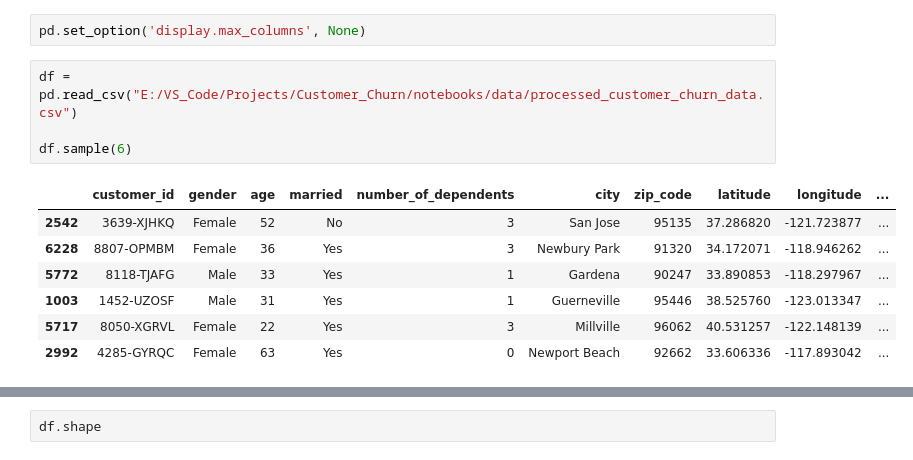
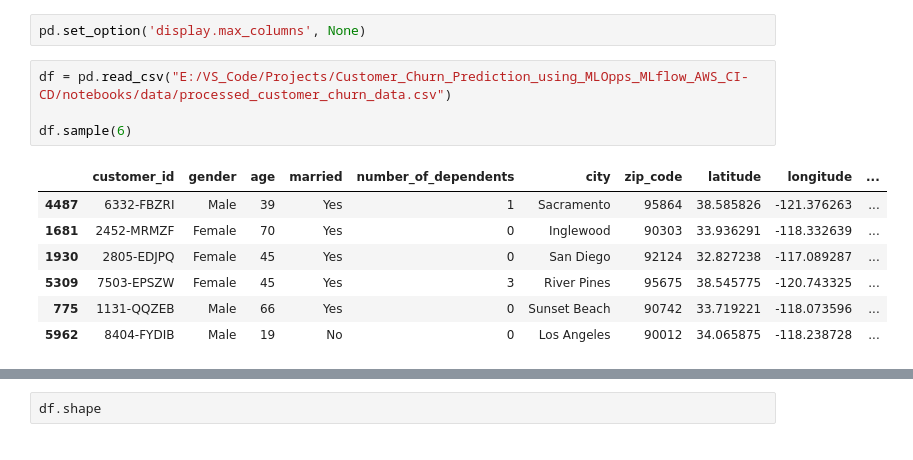
Before and after one commit to Niair/Customer_Churn_Prediction_using_MLOpps_MLflow_AWS_CI-CD, a Jupyter notebook: notebooks/book.ipynb, the cells around one changed output, grey strips where cells are left out. Drawn from its saved outputs; the diff is of its cells as text.

```diff
--- a/notebooks/book.ipynb
+++ b/notebooks/book.ipynb
@@ -12,17 +12,17 @@ warnings.filterwarnings('ignore')
 # %%
 pd.set_option('display.max_columns', None)
 # %%
-df = pd.read_csv("E:/VS_Code/Projects/Customer_Churn/notebooks/data/processed_customer_churn_data.csv")
+df = pd.read_csv("E:/VS_Code/Projects/Customer_Churn_Prediction_using_MLOpps_MLflow_AWS_CI-CD/notebooks/data/processed_customer_churn_data.csv")
 
 df.sample(6)
 # %% [output]
 |  | customer_id | gender | age | married | number_of_dependents | city | zip_code | latitude | longitude | ... |
-| 2542 | 3639-XJHKQ | Female | 52 | No | 3 | San Jose | 95135 | 37.286820 | -121.723877 | ... |
-| 6228 | 8807-OPMBM | Female | 36 | Yes | 3 | Newbury Park | 91320 | 34.172071 | -118.946262 | ... |
-| 5772 | 8118-TJAFG | Male | 33 | Yes | 1 | Gardena | 90247 | 33.890853 | -118.297967 | ... |
-| 1003 | 1452-UZOSF | Male | 31 | Yes | 1 | Guerneville | 95446 | 38.525760 | -123.013347 | ... |
-| 5717 | 8050-XGRVL | Female | 22 | Yes | 3 | Millville | 96062 | 40.531257 | -122.148139 | ... |
-| 2992 | 4285-GYRQC | Female | 63 | Yes | 0 | Newport Beach | 92662 | 33.606336 | -117.893042 | ... |
+| 4487 | 6332-FBZRI | Male | 39 | Yes | 1 | Sacramento | 95864 | 38.585826 | -121.376263 | ... |
+| 1681 | 2452-MRMZF | Female | 70 | Yes | 0 | Inglewood | 90303 | 33.936291 | -118.332639 | ... |
+| 1930 | 2805-EDJPQ | Female | 45 | Yes | 0 | San Diego | 92124 | 32.827238 | -117.089287 | ... |
+| 5309 | 7503-EPSZW | Female | 45 | Yes | 3 | River Pines | 95675 | 38.545775 | -120.743325 | ... |
+| 775 | 1131-QQZEB | Male | 66 | Yes | 0 | Sunset Beach | 90742 | 33.719221 | -118.073596 | ... |
+| 5962 | 8404-FYDIB | Male | 19 | No | 0 | Los Angeles | 90012 | 34.065875 | -118.238728 | ... |
 # %%
 df['customer_status'] = df['churned'].apply(lambda x : 1 if x == True else 0)
 
```
Also changed, not shown: parts of 11 cells of this notebook, 5 other files.
